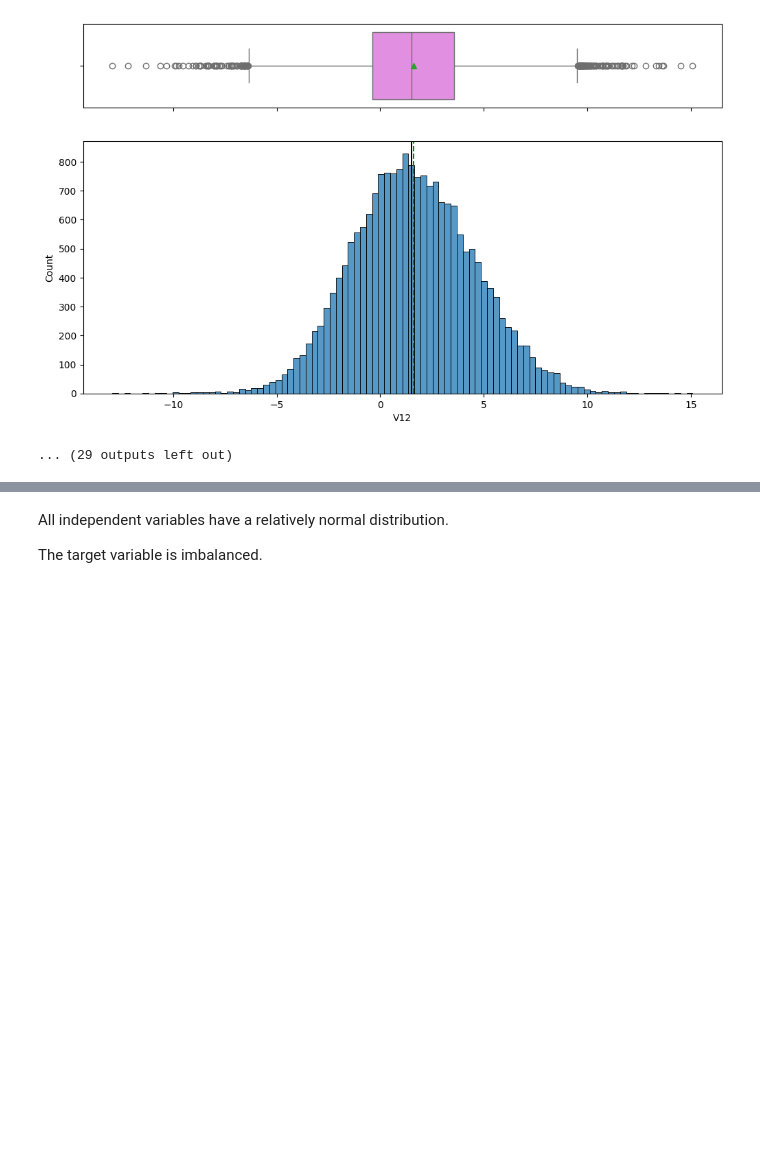
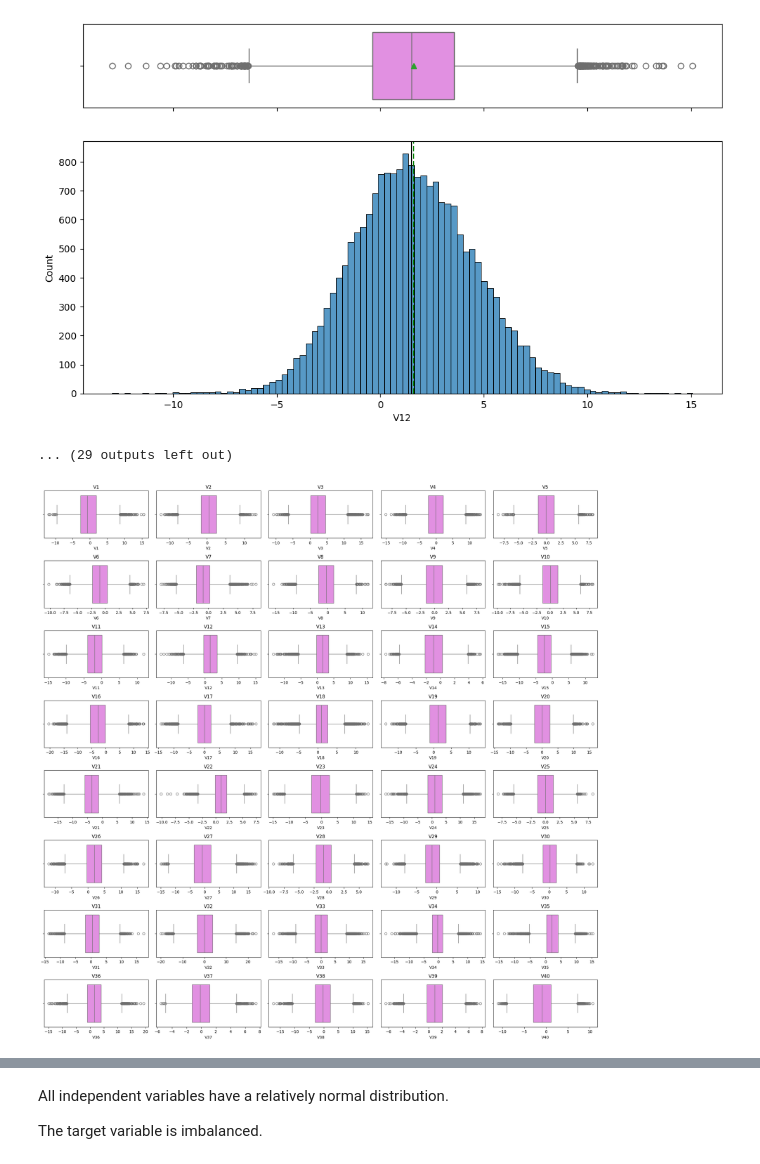
Before and after one commit to NoahMorgenstein/Model-Tuning-Pipelines, a Jupyter notebook: Noah_Morgenstein_Renewind.ipynb, the cells around one changed output, grey strips where cells are left out. Drawn from its saved outputs; the diff is of its cells as text; code cells hidden in the pictures; blank space fills up the shorter version.

```diff
--- a/Noah_Morgenstein_Renewind.ipynb
+++ b/Noah_Morgenstein_Renewind.ipynb
@@ -330,3 +332,20 @@ for feature in train_set.columns:
 [figure]
 [figure]
 ... (29 outputs left out)
+# %%
+# Create a figure with 8 rows and 5 columns of box and whisker subplots without the target variable
+fig, axes = plt.subplots(8, 5, figsize=(20, 20))
+
+# Flatten the axes array for easy iteration
+axes = axes.flatten()
+
+# Plot a boxplot for each feature in the train set
+for i, feature in enumerate(train_set.columns[:-1]):  # Exclude the target variable
+    sns.boxplot(data=train_set, x=feature, ax=axes[i], color="violet")
+    axes[i].set_title(feature)
+
+# Adjust layout to prevent overlap
+plt.tight_layout()
+plt.show()
+# %% [output]
+[figure, added]
```
Also changed, not shown: parts of 10 cells of this notebook.
